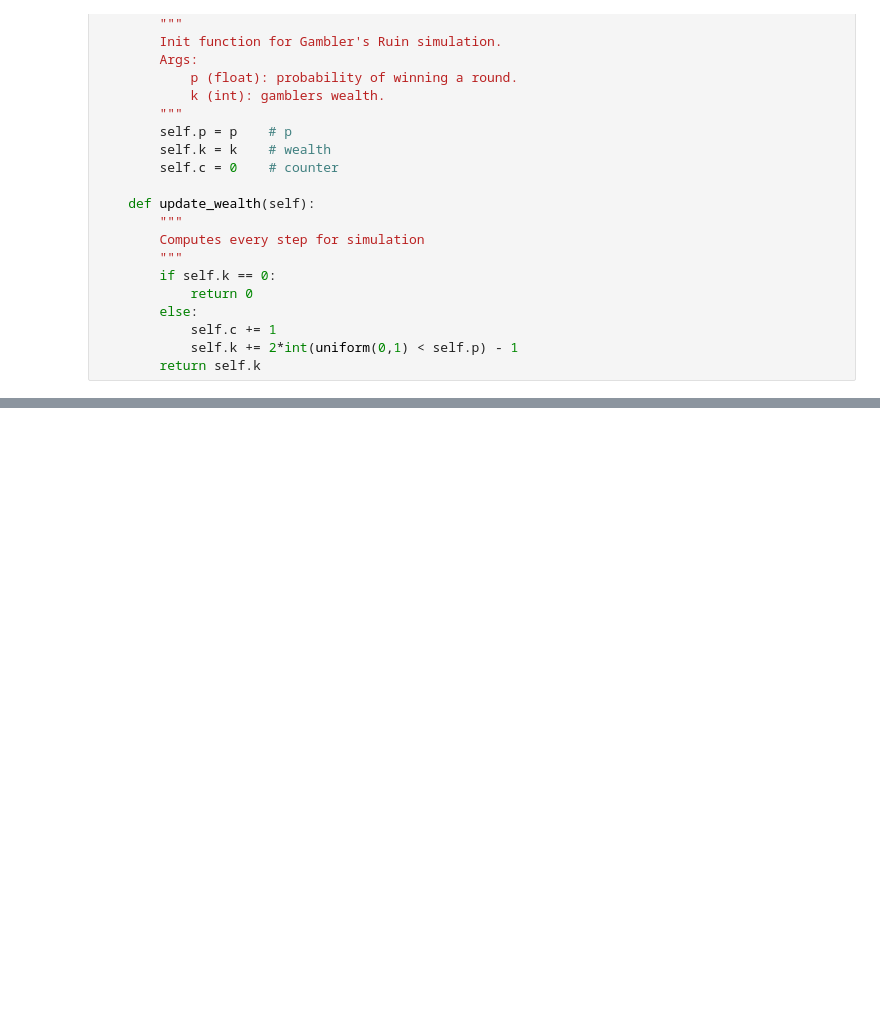
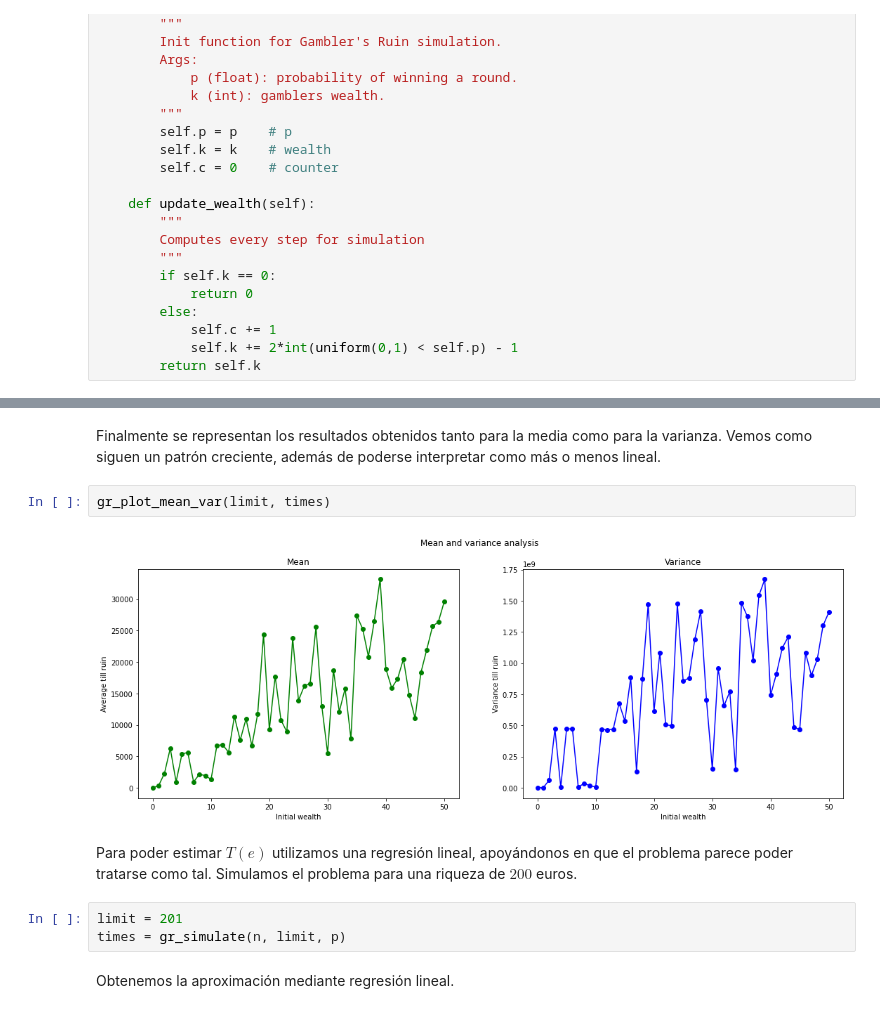
Before and after one commit to glorelvalle/g-mucd, a Jupyter notebook: pe/entrega2/pe_final_discrete_time_valle.ipynb, the cells around one changed output, grey strips where cells are left out. Drawn from its saved outputs; the diff is of its cells as text; blank space fills up the shorter version.

```diff
--- a/pe/entrega2/pe_final_discrete_time_valle.ipynb
+++ b/pe/entrega2/pe_final_discrete_time_valle.ipynb
@@ -76,0 +106,13 @@ Text(0.5, 0.98, 'Mean and variance analysis')
+# %% [markdown]
+Finalmente se representan los resultados obtenidos tanto para la media como para la varianza. Vemos como siguen un patrón creciente, además de poderse interpretar como más o menos lineal.
+# %%
+gr_plot_mean_var(limit, times)
+# %% [output]
+[figure, added]
+# %% [markdown]
+Para poder estimar $T(e)$ utilizamos una regresión lineal, apoyándonos en que el problema parece poder tratarse como tal. Simulamos el problema para una riqueza de $200$ euros.
+# %%
+limit = 201
+times = gr_simulate(n, limit, p)
+# %% [markdown]
+Obtenemos la aproximación mediante regresión lineal.
```
Also changed, not shown: parts of 22 cells of this notebook, 1 other file.
